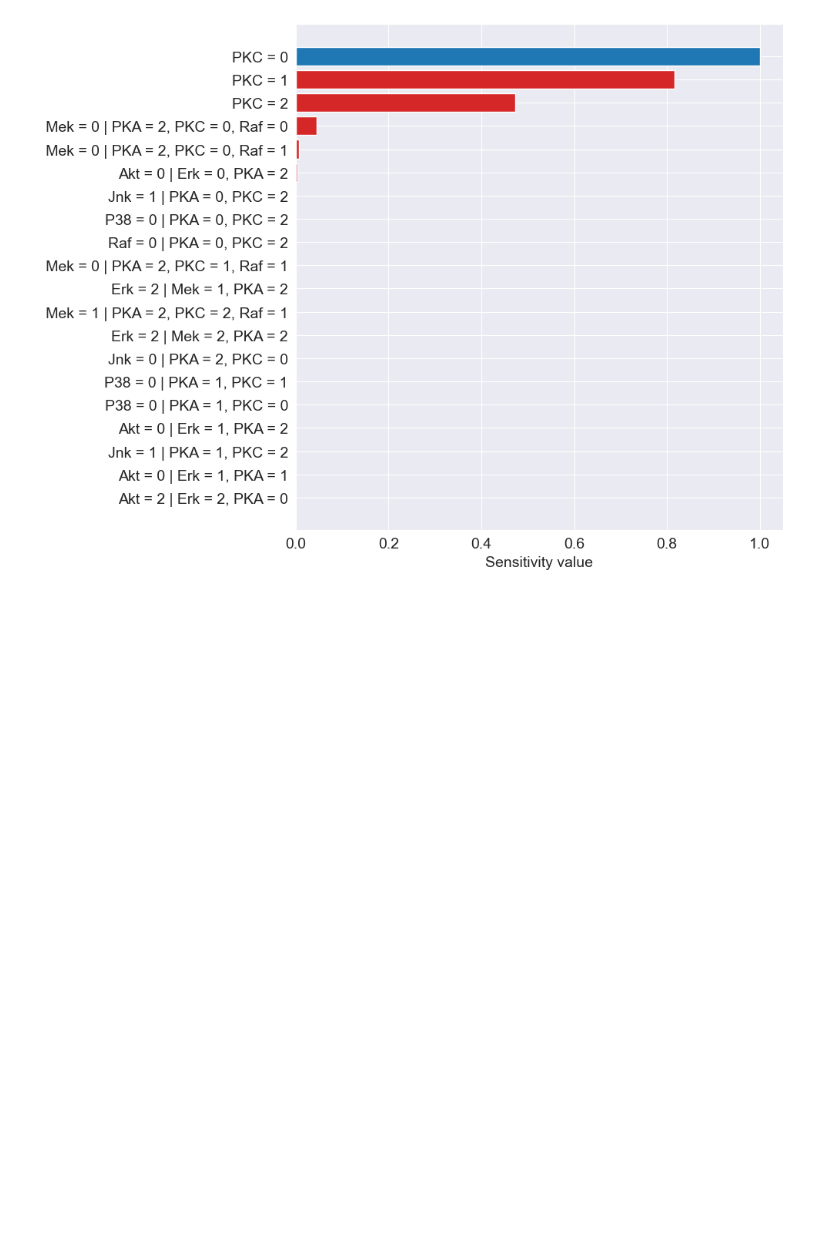
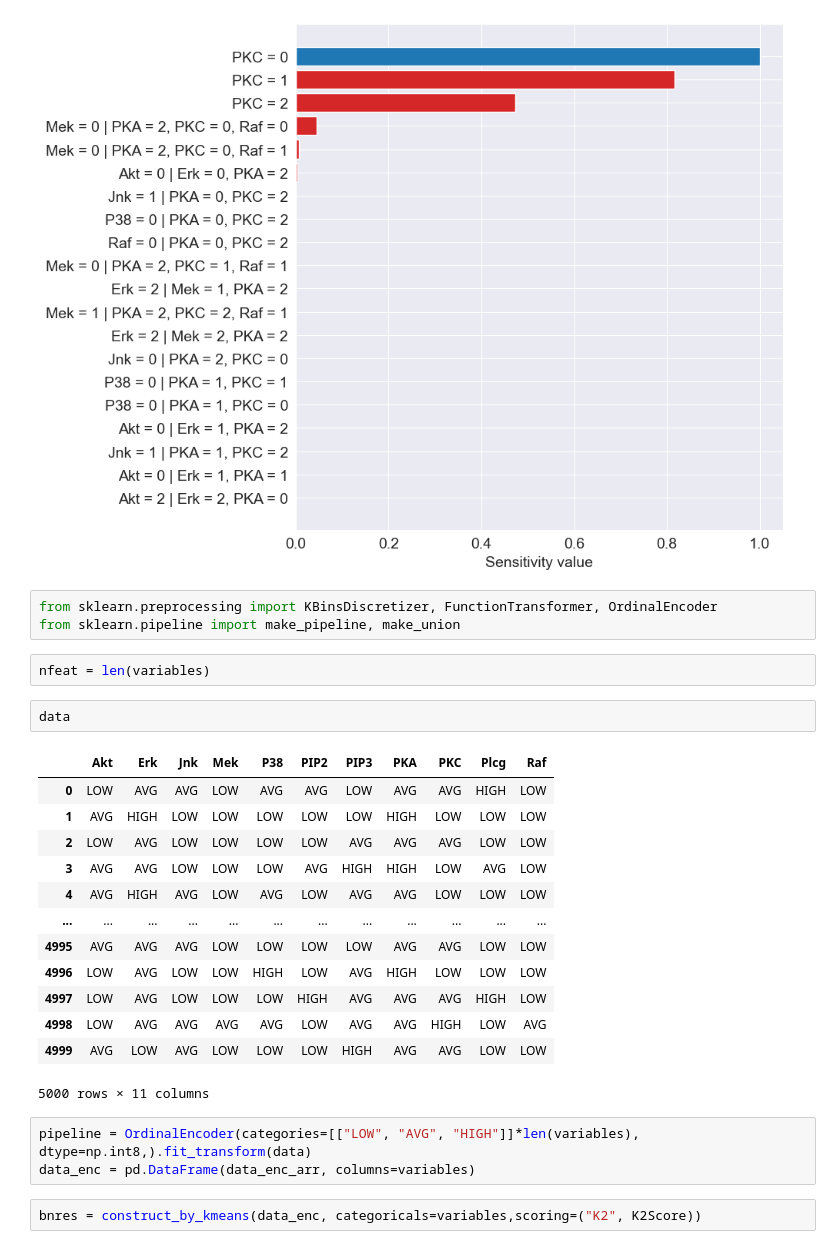
Before and after one commit to dmitry-grigorev/GIEBN, a Jupyter notebook: experiments/pgmpy_yodo_exps/gawyodo 2.ipynb, the cells around one changed output. Drawn from its saved outputs; the diff is of its cells as text; blank space fills up the shorter version.

```diff
--- a/experiments/pgmpy_yodo_exps/gawyodo 2.ipynb
+++ b/experiments/pgmpy_yodo_exps/gawyodo 2.ipynb
@@ -428,3 +425,29 @@ yodo.plot(pgmpy_bn_bmrk, probability={'PKC': 0}, nbars=20)
 # %% [output]
 <Figure size 640x480 with 0 Axes>
 [figure]
+# %%
+from sklearn.preprocessing import KBinsDiscretizer, FunctionTransformer, OrdinalEncoder
+from sklearn.pipeline import make_pipeline, make_union
+# %%
+nfeat = len(variables)
+# %%
+data
+# %% [output]
+|  | Akt | Erk | Jnk | Mek | P38 | PIP2 | PIP3 | PKA | PKC | Plcg | Raf |
+| 0 | LOW | AVG | AVG | LOW | AVG | AVG | LOW | AVG | AVG | HIGH | LOW |
+| 1 | AVG | HIGH | LOW | LOW | LOW | LOW | LOW | HIGH | LOW | LOW | LOW |
+| 2 | LOW | AVG | LOW | LOW | LOW | LOW | AVG | AVG | AVG | LOW | LOW |
+| 3 | AVG | AVG | LOW | LOW | LOW | AVG | HIGH | HIGH | LOW | AVG | LOW |
+| 4 | AVG | HIGH | AVG | LOW | AVG | LOW | AVG | AVG | LOW | LOW | LOW |
+| ... | ... | ... | ... | ... | ... | ... | ... | ... | ... | ... | ... |
+| 4995 | AVG | AVG | AVG | LOW | LOW | LOW | LOW | AVG | AVG | LOW | LOW |
+| 4996 | LOW | AVG | LOW | LOW | HIGH | LOW | AVG | HIGH | LOW | LOW | LOW |
+| 4997 | LOW | AVG | LOW | LOW | LOW | HIGH | AVG | AVG | AVG | HIGH | LOW |
+| 4998 | LOW | AVG | AVG | AVG | AVG | LOW | AVG | AVG | HIGH | LOW | AVG |
+| 4999 | AVG | LOW | AVG | LOW | LOW | LOW | HIGH | AVG | AVG | LOW | LOW |
+5000 rows × 11 columns
+# %%
+pipeline = OrdinalEncoder(categories=[["LOW", "AVG", "HIGH"]]*len(variables), dtype=np.int8,).fit_transform(data)
+data_enc = pd.DataFrame(data_enc_arr, columns=variables)
+# %%
+bnres = construct_by_kmeans(data_enc, categoricals=variables,scoring=("K2", K2Score))
```
Also changed, not shown: parts of 8 cells of this notebook, 4 other files.
